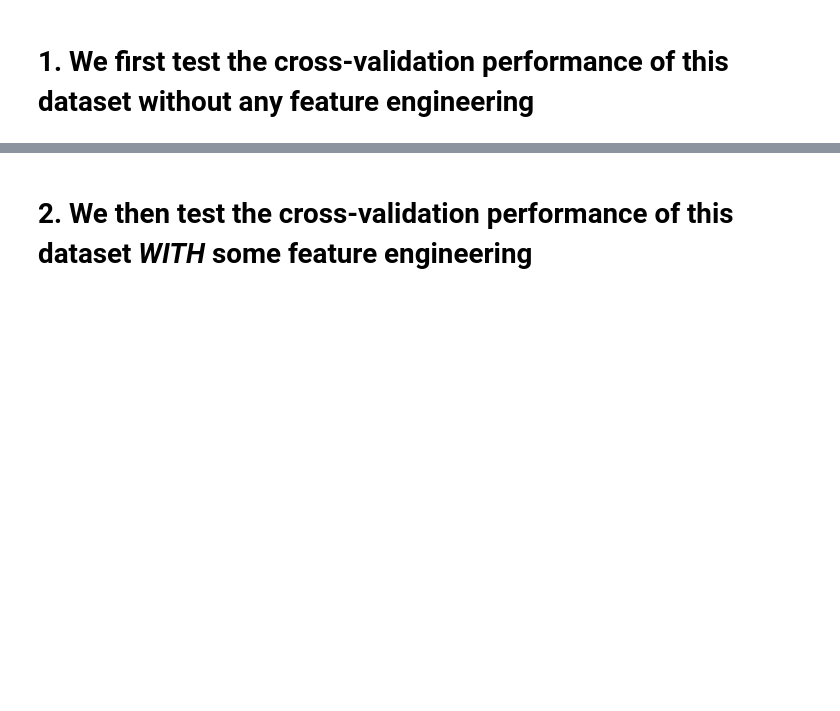
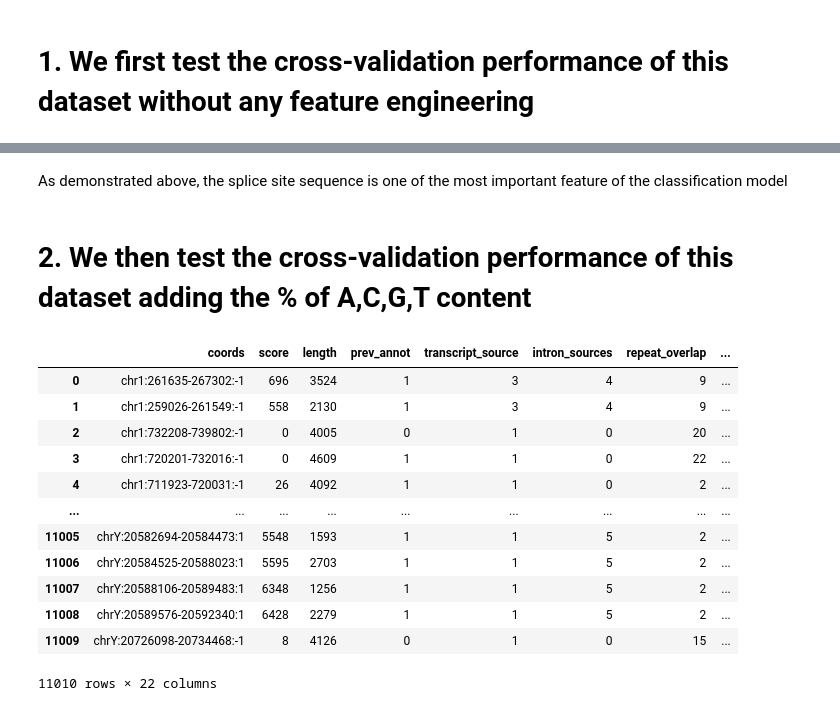
Before and after one commit to Jay-1853/GSoC_ML_gene_annot, a Jupyter notebook: preliminary analysis.ipynb, the cells around one changed output, grey strips where cells are left out. Cells and saved outputs as stored; diff of their text form; code cells hidden in the pictures; blank space fills up the shorter version.

```diff
--- a/preliminary analysis.ipynb
+++ b/preliminary analysis.ipynb
@@ -173,2 +225,4 @@ Balanced Accuracy SD: 0.02055704193838945
+# %% [markdown]
+As demonstrated above, the splice site sequence is one of the most important feature of the classification model
 # %% [markdown]
-# 2. We then test the cross-validation performance of this dataset *WITH* some feature engineering
+# 2. We then test the cross-validation performance of this dataset adding the % of A,C,G,T content
@@ -176,0 +229,20 @@ Balanced Accuracy SD: 0.02055704193838945
+# %%
+df_annot_test_y = df_annot_test["outcome"]
+
+# Drop the columns that might not be available prior to manual gene annotation or irrelevant to ML
+df_annot_test_X_2 = df_annot_test.drop(["outcome", "splice_site", "transcript_id", "gtype", "rej_reason"], axis=1)
+df_annot_test_X_2
+# %% [output]
+|  | coords | score | length | prev_annot | transcript_source | intron_sources | repeat_overlap | ... |
+| 0 | chr1:261635-267302:-1 | 696 | 3524 | 1 | 3 | 4 | 9 | ... |
+| 1 | chr1:259026-261549:-1 | 558 | 2130 | 1 | 3 | 4 | 9 | ... |
+| 2 | chr1:732208-739802:-1 | 0 | 4005 | 0 | 1 | 0 | 20 | ... |
+| 3 | chr1:720201-732016:-1 | 0 | 4609 | 1 | 1 | 0 | 22 | ... |
+| 4 | chr1:711923-720031:-1 | 26 | 4092 | 1 | 1 | 0 | 2 | ... |
+| ... | ... | ... | ... | ... | ... | ... | ... | ... |
+| 11005 | chrY:20582694-20584473:1 | 5548 | 1593 | 1 | 1 | 5 | 2 | ... |
+| 11006 | chrY:20584525-20588023:1 | 5595 | 2703 | 1 | 1 | 5 | 2 | ... |
+| 11007 | chrY:20588106-20589483:1 | 6348 | 1256 | 1 | 1 | 5 | 2 | ... |
+| 11008 | chrY:20589576-20592340:1 | 6428 | 2279 | 1 | 1 | 5 | 2 | ... |
+| 11009 | chrY:20726098-20734468:-1 | 8 | 4126 | 0 | 1 | 0 | 15 | ... |
+11010 rows × 22 columns
```
Also changed, not shown: parts of 22 cells of this notebook.
